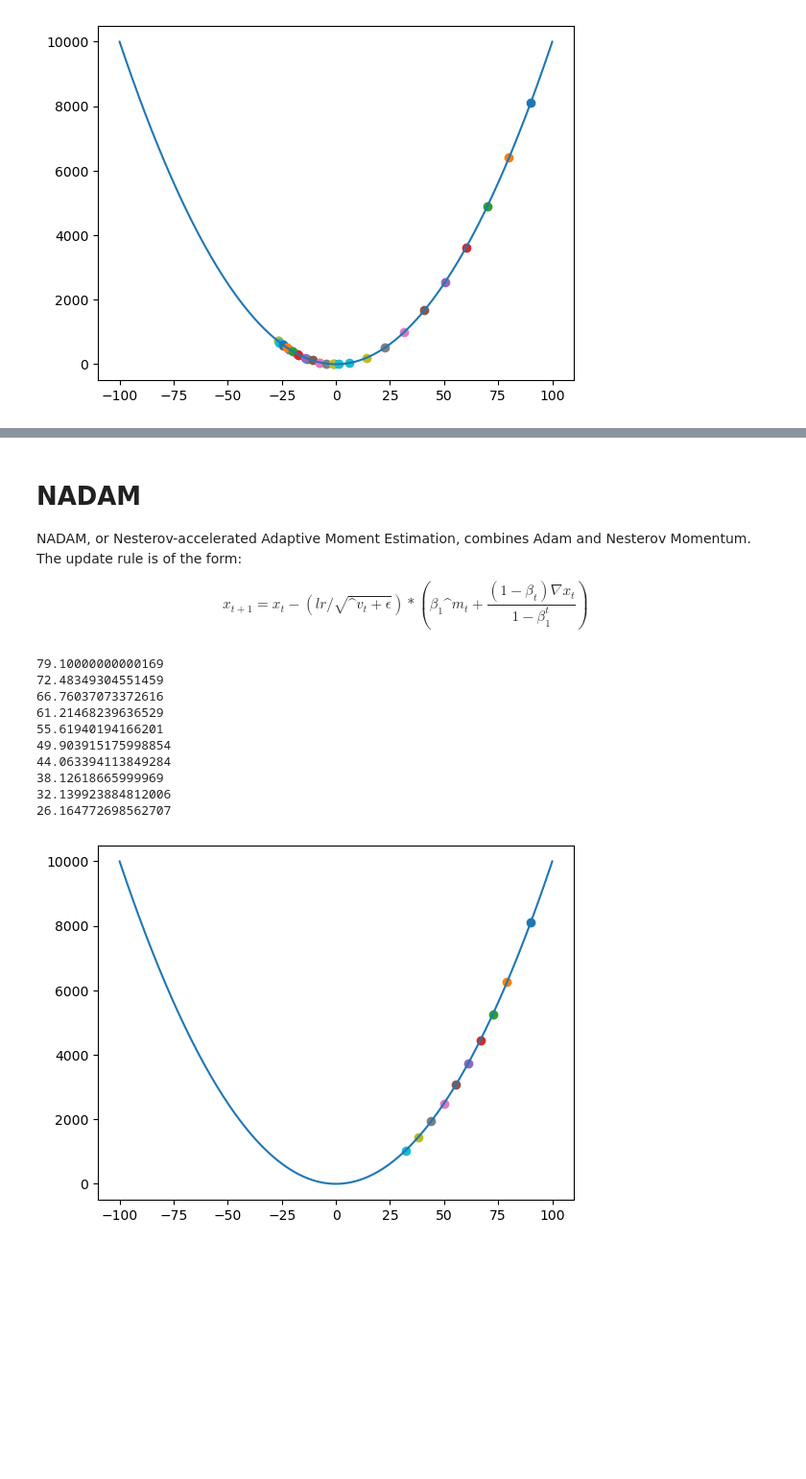
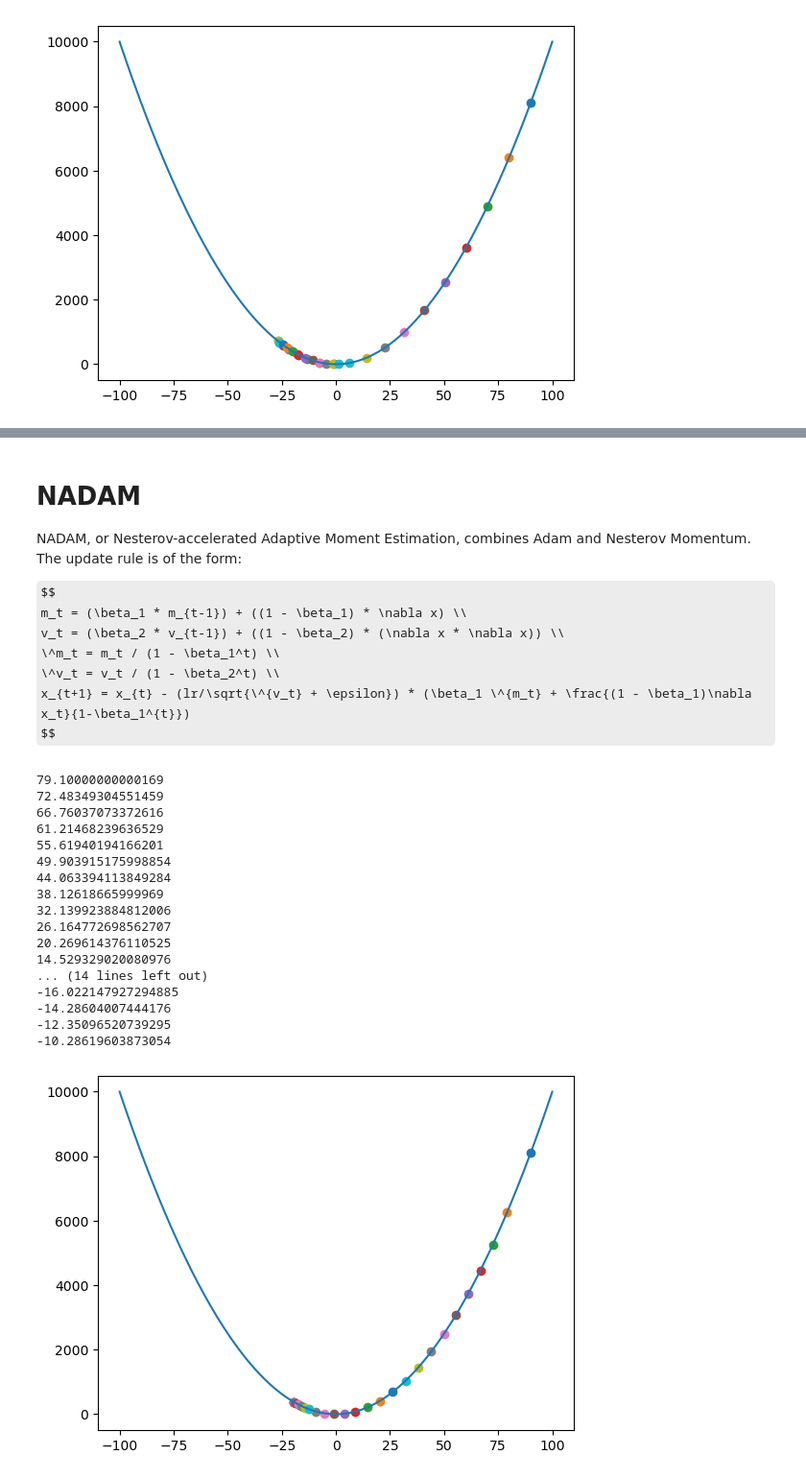
Before and after one commit to Jithendiran/mlTask, a Jupyter notebook: docs/gradient/Adam.ipynb, the cells around one changed output, grey strips where cells are left out. Shown: that part at 96% size. Saved outputs shown, nothing was run; the diff lists cells and outputs as text; code cells hidden in the pictures; some formulas as TeX source; blank space fills up the shorter version.

```diff
--- a/docs/gradient/Adam.ipynb
+++ b/docs/gradient/Adam.ipynb
@@ -143,0 +161,20 @@ plt.show()
+# %%
+beta1 = 0.9
+beta2 = 0.999
+lr = 10
+mv = 0
+mu = 0
+x1 = 90
+y1 = fun(x1)
+epsilon = 0.00000001
+
+
+plt.plot(x,y)
+for i in range(10):
+    plt.scatter(x1,y1)
+    g = grad_fun(x1)
+    mv = (beta1 * mv) + ((1- beta1) * g)
+    mu = max(beta2* mu, abs(g))
+    clr = lr/(1-(beta1 ** (i+1)))
+    x1 = x1 - clr * (mv/(mu+epsilon))
+    y1 = fun(x1)
@@ -147,7 +186,11 @@ plt.show()
 NADAM, or Nesterov-accelerated Adaptive Moment Estimation, combines Adam and Nesterov Momentum. The update rule is of the form:
 
 $$
-x_{t+1} = x_{t} - (lr/\sqrt{\^{v_t} + \epsilon}) * (\beta_1 \^{m_t} + \frac{(1 - \beta_t)\nabla x_t}{1-\beta_1^{t}})
+m_t = (\beta_1 * m_{t-1}) + ((1 - \beta_1) * \nabla x) \\
+v_t = (\beta_2 * v_{t-1}) + ((1 - \beta_2) * (\nabla x * \nabla x)) \\
+\^m_t = m_t / (1 - \beta_1^t) \\
+\^v_t = v_t / (1 - \beta_2^t) \\
+x_{t+1} = x_{t} - (lr/\sqrt{\^{v_t} + \epsilon}) * (\beta_1 \^{m_t} + \frac{(1 - \beta_1)\nabla x_t}{1-\beta_1^{t}})
 $$
 # %%
 # Adam
@@ -159,32 +202,39 @@ ev = 0
 lr = 10
 beta1 = 0.9
 beta2 = 0.99
 epsilon = 0.00000001
 
 plt.plot(x,y)
-for i in range(10):
+for i in range(30):
     plt.scatter(x1,y1)
     g = grad_fun(x1)
 
     em = (beta1 * em) + ((1 - beta1) * g)
     ev = (beta2 * ev) + ((1 - beta2) * (g * g))
 
     cm = em / (1 - (beta1 ** (i + 1)))
     cv = ev / (1 - (beta2 ** (i + 1)))
 
     x1 = x1 - (lr/math.sqrt(cv + epsilon)) * (beta1 * em + ((1-beta1)*g / (1-beta1 ** (i+1))))
     y1 = fun(x1)
     print(x1)
 plt.show()
 # %% [output]
 79.10000000000169
 72.48349304551459
 66.76037073372616
 61.21468239636529
 55.61940194166201
 49.903915175998854
 44.063394113849284
 38.12618665999969
 32.139923884812006
 26.164772698562707
+20.269614376110525
+14.529329020080976
+... (14 lines left out)
+-16.022147927294885
+-14.28604007444176
+-12.35096520739295
+-10.28619603873054
-[figure, old version]
+[figure, new version]
```
Also changed, not shown: parts of 2 cells of this notebook, 3 other files.
